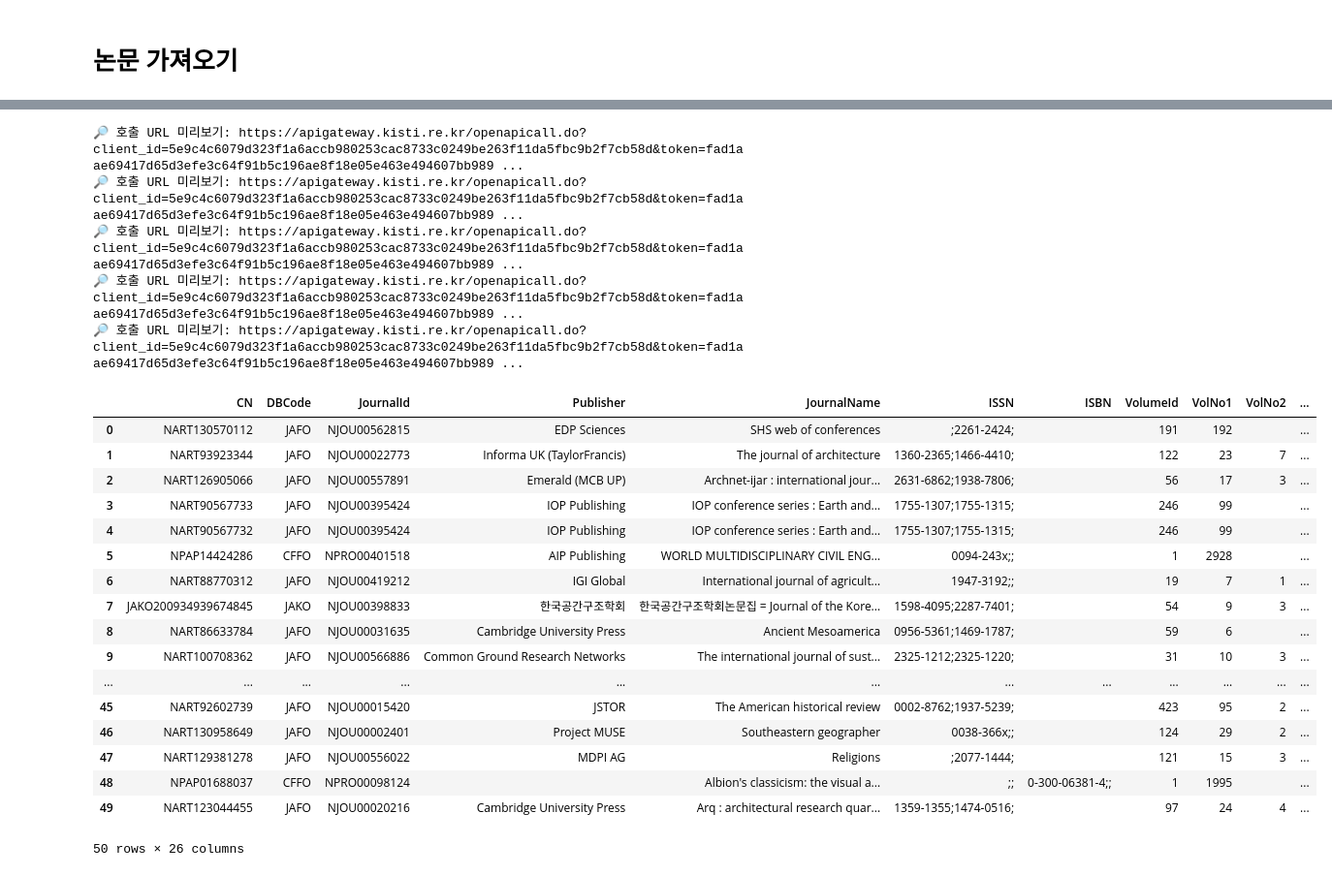
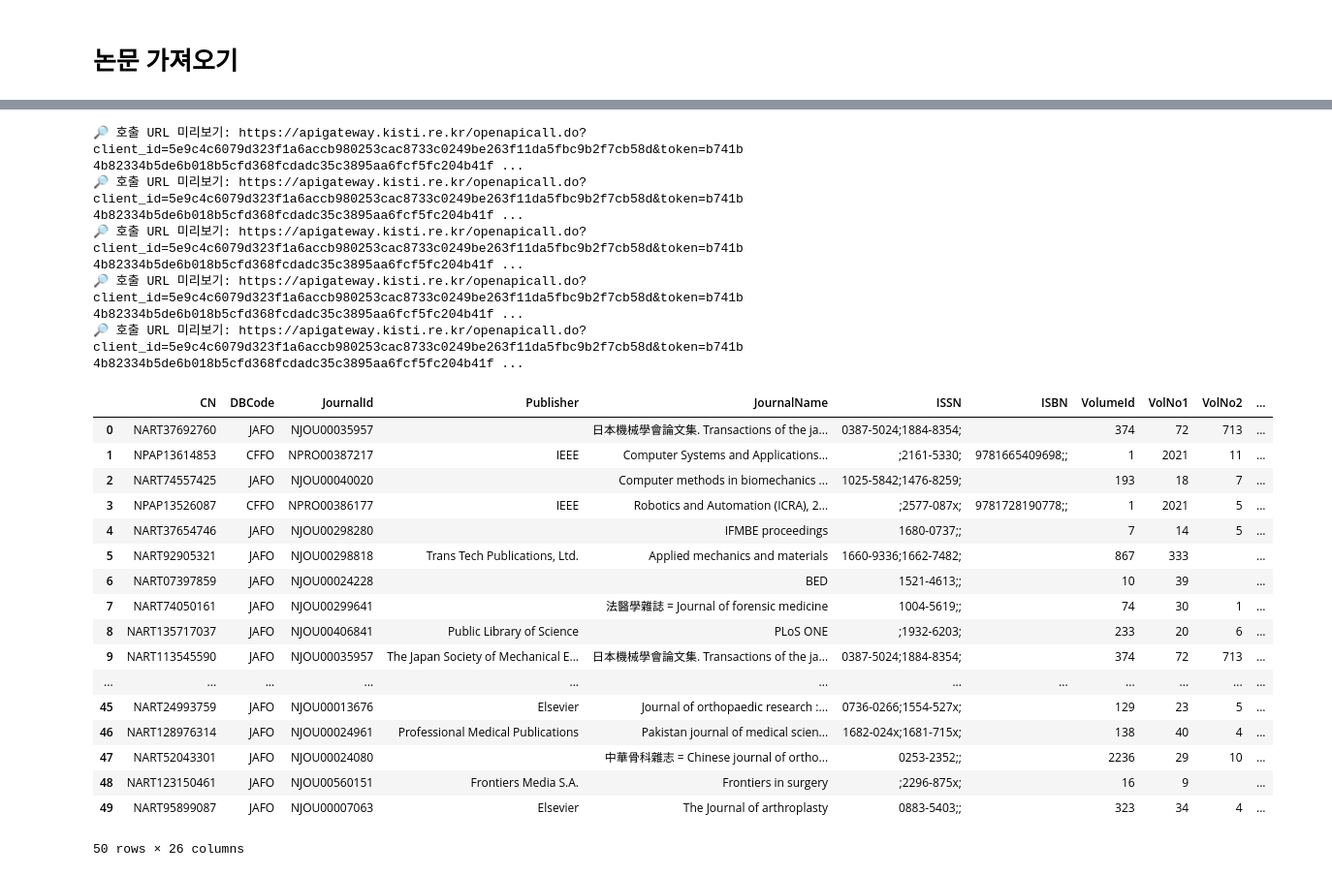
Before and after one commit to semistone97/kisti_recommender, a Jupyter notebook: notebooks/get_articles.ipynb, the cells around one changed output, grey strips where cells are left out. Shown at 97% size. Cells and saved outputs as stored; diff of their text form; code cells hidden in the pictures.

```diff
--- a/notebooks/get_articles.ipynb
+++ b/notebooks/get_articles.ipynb
@@ -193,51 +193,52 @@ def transform_query(input_query):
 # %%
 import os
 from dotenv import load_dotenv
 
 load_dotenv(override=True)
 
 CLIENT_ID = os.getenv("SCIENCEON_CLIENT_ID")
 ARTI_KEY = os.getenv("SCIENCEON_API_KEY")
 MAC_ADDRESS = os.getenv("MAC_ADDRESS")
 
 access_token = call_access_token(MAC_ADDRESS, ARTI_KEY, CLIENT_ID)
 
-queries = ['Architectural Urbanism', 'Melbourne Seoul', 'KTA projects', 'public architecture', 'civic architecture']
+queries =  ['3D knee model', 'Korean knee joint', 'knee joint measurement', 'CT knee imaging', 'knee arthroplasty model']
+
 
 df = pd.DataFrame()
 
 for query in queries:
     xml = ARTI_search(CLIENT_ID, access_token, transform_query(query))
     tmp = xml_to_df(xml)
     tmp["query"] = query
     df = pd.concat([df, tmp], ignore_index=True)
 
 df.to_csv('../data/search_results_article.csv', index=False, encoding='utf-8')
 
 display(df)
 # %% [output]
-🔎 호출 URL 미리보기: https://apigateway.kisti.re.kr/openapicall.do?client_id=5e9c4c6079d323f1a6accb980253cac8733c0249be263f11da5fbc9b2f7cb58d&token=fad1aae69417d65d3efe3c64f91b5c196ae8f18e05e463e494607bb989 ...
-🔎 호출 URL 미리보기: https://apigateway.kisti.re.kr/openapicall.do?client_id=5e9c4c6079d323f1a6accb980253cac8733c0249be263f11da5fbc9b2f7cb58d&token=fad1aae69417d65d3efe3c64f91b5c196ae8f18e05e463e494607bb989 ...
-🔎 호출 URL 미리보기: https://apigateway.kisti.re.kr/openapicall.do?client_id=5e9c4c6079d323f1a6accb980253cac8733c0249be263f11da5fbc9b2f7cb58d&token=fad1aae69417d65d3efe3c64f91b5c196ae8f18e05e463e494607bb989 ...
-🔎 호출 URL 미리보기: https://apigateway.kisti.re.kr/openapicall.do?client_id=5e9c4c6079d323f1a6accb980253cac8733c0249be263f11da5fbc9b2f7cb58d&token=fad1aae69417d65d3efe3c64f91b5c196ae8f18e05e463e494607bb989 ...
-🔎 호출 URL 미리보기: https://apigateway.kisti.re.kr/openapicall.do?client_id=5e9c4c6079d323f1a6accb980253cac8733c0249be263f11da5fbc9b2f7cb58d&token=fad1aae69417d65d3efe3c64f91b5c196ae8f18e05e463e494607bb989 ...
+🔎 호출 URL 미리보기: https://apigateway.kisti.re.kr/openapicall.do?client_id=5e9c4c6079d323f1a6accb980253cac8733c0249be263f11da5fbc9b2f7cb58d&token=b741b4b82334b5de6b018b5cfd368fcdadc35c3895aa6fcf5fc204b41f ...
+🔎 호출 URL 미리보기: https://apigateway.kisti.re.kr/openapicall.do?client_id=5e9c4c6079d323f1a6accb980253cac8733c0249be263f11da5fbc9b2f7cb58d&token=b741b4b82334b5de6b018b5cfd368fcdadc35c3895aa6fcf5fc204b41f ...
+🔎 호출 URL 미리보기: https://apigateway.kisti.re.kr/openapicall.do?client_id=5e9c4c6079d323f1a6accb980253cac8733c0249be263f11da5fbc9b2f7cb58d&token=b741b4b82334b5de6b018b5cfd368fcdadc35c3895aa6fcf5fc204b41f ...
+🔎 호출 URL 미리보기: https://apigateway.kisti.re.kr/openapicall.do?client_id=5e9c4c6079d323f1a6accb980253cac8733c0249be263f11da5fbc9b2f7cb58d&token=b741b4b82334b5de6b018b5cfd368fcdadc35c3895aa6fcf5fc204b41f ...
+🔎 호출 URL 미리보기: https://apigateway.kisti.re.kr/openapicall.do?client_id=5e9c4c6079d323f1a6accb980253cac8733c0249be263f11da5fbc9b2f7cb58d&token=b741b4b82334b5de6b018b5cfd368fcdadc35c3895aa6fcf5fc204b41f ...
 |  | CN | DBCode | JournalId | Publisher | JournalName | ISSN | ISBN | VolumeId | VolNo1 | VolNo2 | ... |
-| 0 | NART130570112 | JAFO | NJOU00562815 | EDP Sciences | SHS web of conferences | ;2261-2424; |  | 191 | 192 |  | ... |
-| 1 | NART93923344 | JAFO | NJOU00022773 | Informa UK (TaylorFrancis) | The journal of architecture | 1360-2365;1466-4410; |  | 122 | 23 | 7 | ... |
-| 2 | NART126905066 | JAFO | NJOU00557891 | Emerald (MCB UP) | Archnet-ijar : international jour... | 2631-6862;1938-7806; |  | 56 | 17 | 3 | ... |
-| 3 | NART90567733 | JAFO | NJOU00395424 | IOP Publishing | IOP conference series : Earth and... | 1755-1307;1755-1315; |  | 246 | 99 |  | ... |
-| 4 | NART90567732 | JAFO | NJOU00395424 | IOP Publishing | IOP conference series : Earth and... | 1755-1307;1755-1315; |  | 246 | 99 |  | ... |
-| 5 | NPAP14424286 | CFFO | NPRO00401518 | AIP Publishing | WORLD MULTIDISCIPLINARY CIVIL ENG... | 0094-243x;; |  | 1 | 2928 |  | ... |
-| 6 | NART88770312 | JAFO | NJOU00419212 | IGI Global | International journal of agricult... | 1947-3192;; |  | 19 | 7 | 1 | ... |
-| 7 | JAKO200934939674845 | JAKO | NJOU00398833 | 한국공간구조학회 | 한국공간구조학회논문집 = Journal of the Kore... | 1598-4095;2287-7401; |  | 54 | 9 | 3 | ... |
-| 8 | NART86633784 | JAFO | NJOU00031635 | Cambridge University Press | Ancient Mesoamerica | 0956-5361;1469-1787; |  | 59 | 6 |  | ... |
-| 9 | NART100708362 | JAFO | NJOU00566886 | Common Ground Research Networks | The international journal of sust... | 2325-1212;2325-1220; |  | 31 | 10 | 3 | ... |
+| 0 | NART37692760 | JAFO | NJOU00035957 |  | 日本機械學會論文集. Transactions of the ja... | 0387-5024;1884-8354; |  | 374 | 72 | 713 | ... |
+| 1 | NPAP13614853 | CFFO | NPRO00387217 | IEEE | Computer Systems and Applications... | ;2161-5330; | 9781665409698;; | 1 | 2021 | 11 | ... |
+| 2 | NART74557425 | JAFO | NJOU00040020 |  | Computer methods in biomechanics ... | 1025-5842;1476-8259; |  | 193 | 18 | 7 | ... |
+| 3 | NPAP13526087 | CFFO | NPRO00386177 | IEEE | Robotics and Automation (ICRA), 2... | ;2577-087x; | 9781728190778;; | 1 | 2021 | 5 | ... |
+| 4 | NART37654746 | JAFO | NJOU00298280 |  | IFMBE proceedings | 1680-0737;; |  | 7 | 14 | 5 | ... |
+| 5 | NART92905321 | JAFO | NJOU00298818 | Trans Tech Publications, Ltd. | Applied mechanics and materials | 1660-9336;1662-7482; |  | 867 | 333 |  | ... |
+| 6 | NART07397859 | JAFO | NJOU00024228 |  | BED | 1521-4613;; |  | 10 | 39 |  | ... |
+| 7 | NART74050161 | JAFO | NJOU00299641 |  | 法醫學雜誌 = Journal of forensic medicine | 1004-5619;; |  | 74 | 30 | 1 | ... |
+| 8 | NART135717037 | JAFO | NJOU00406841 | Public Library of Science | PLoS ONE | ;1932-6203; |  | 233 | 20 | 6 | ... |
+| 9 | NART113545590 | JAFO | NJOU00035957 | The Japan Society of Mechanical E... | 日本機械學會論文集. Transactions of the ja... | 0387-5024;1884-8354; |  | 374 | 72 | 713 | ... |
 | ... | ... | ... | ... | ... | ... | ... | ... | ... | ... | ... | ... |
-| 45 | NART92602739 | JAFO | NJOU00015420 | JSTOR | The American historical review | 0002-8762;1937-5239; |  | 423 | 95 | 2 | ... |
-| 46 | NART130958649 | JAFO | NJOU00002401 | Project MUSE | Southeastern geographer | 0038-366x;; |  | 124 | 29 | 2 | ... |
-| 47 | NART129381278 | JAFO | NJOU00556022 | MDPI AG | Religions | ;2077-1444; |  | 121 | 15 | 3 | ... |
-| 48 | NPAP01688037 | CFFO | NPRO00098124 |  | Albion's classicism: the visual a... | ;; | 0-300-06381-4;; | 1 | 1995 |  | ... |
-| 49 | NART123044455 | JAFO | NJOU00020216 | Cambridge University Press | Arq : architectural research quar... | 1359-1355;1474-0516; |  | 97 | 24 | 4 | ... |
+| 45 | NART24993759 | JAFO | NJOU00013676 | Elsevier | Journal of orthopaedic research :... | 0736-0266;1554-527x; |  | 129 | 23 | 5 | ... |
+| 46 | NART128976314 | JAFO | NJOU00024961 | Professional Medical Publications | Pakistan journal of medical scien... | 1682-024x;1681-715x; |  | 138 | 40 | 4 | ... |
+| 47 | NART52043301 | JAFO | NJOU00024080 |  | 中華骨科雜志 = Chinese journal of ortho... | 0253-2352;; |  | 2236 | 29 | 10 | ... |
+| 48 | NART123150461 | JAFO | NJOU00560151 | Frontiers Media S.A. | Frontiers in surgery | ;2296-875x; |  | 16 | 9 |  | ... |
+| 49 | NART95899087 | JAFO | NJOU00007063 | Elsevier | The Journal of arthroplasty | 0883-5403;; |  | 323 | 34 | 4 | ... |
 50 rows × 26 columns
 # %%
 cleaned_df = (
```
Also changed, not shown: parts of 2 cells of this notebook, 4 other files.
